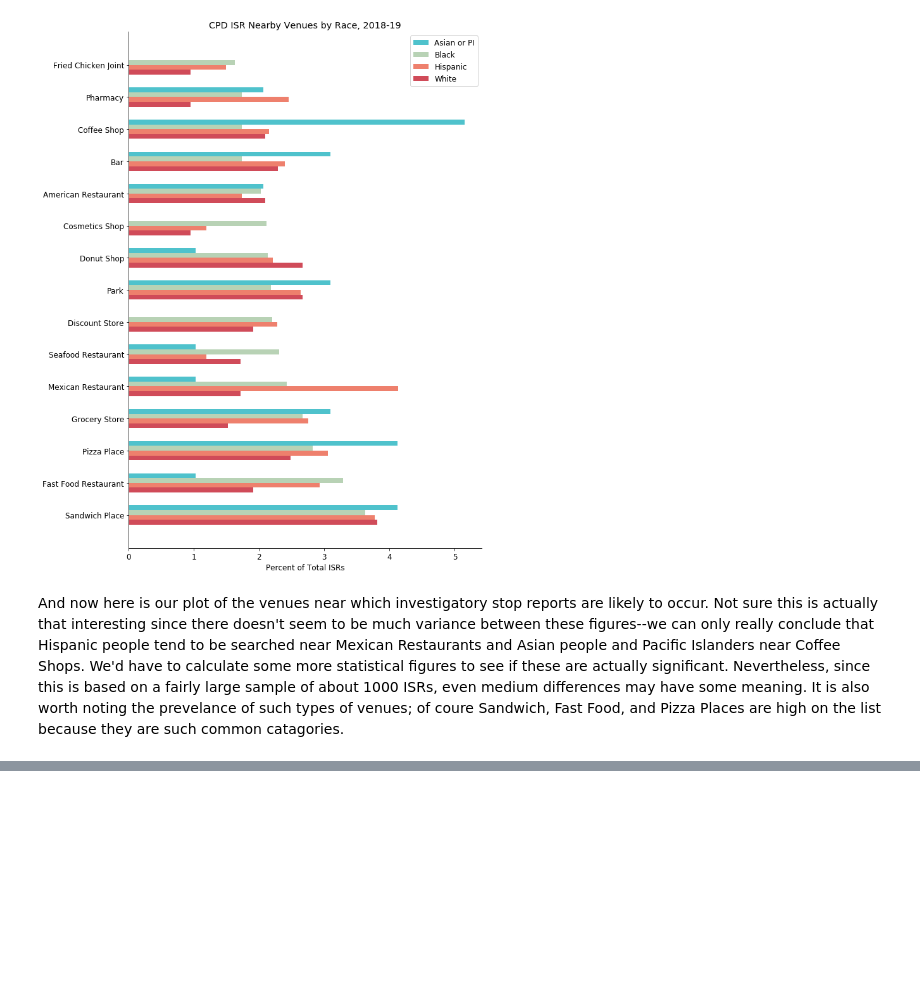
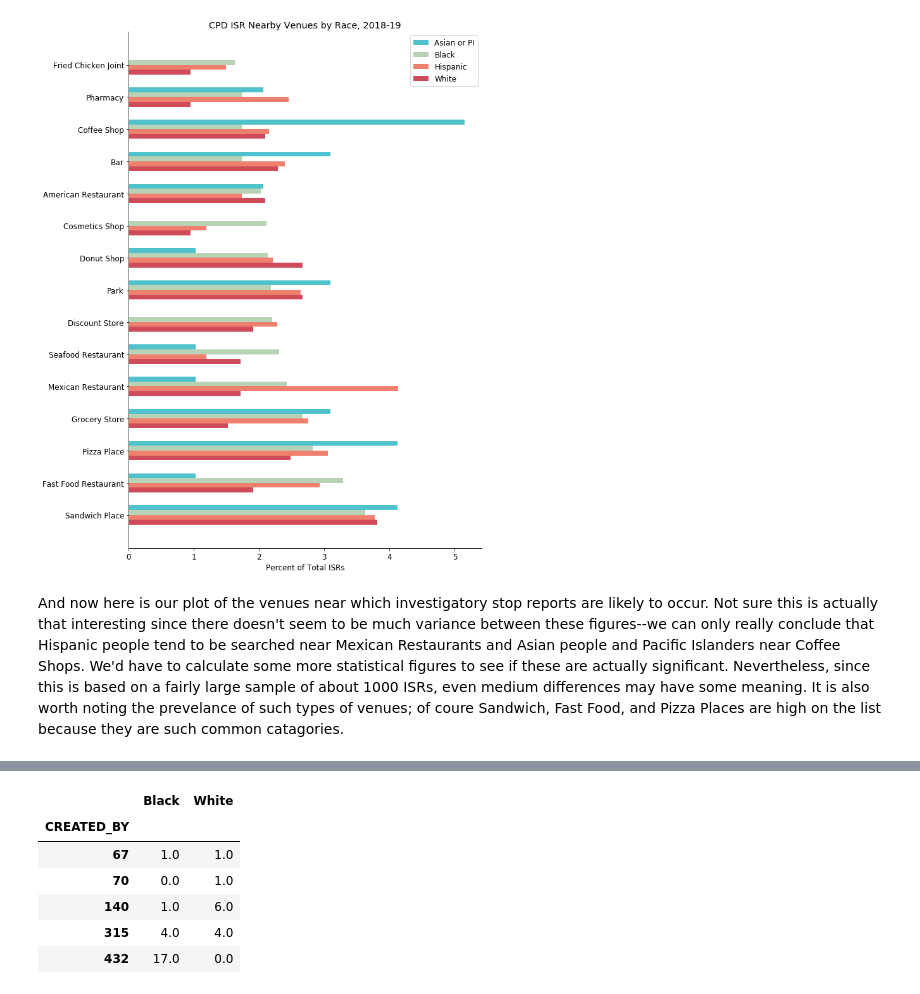
Before and after one commit to reitjay/Coursera_Capstone, a Jupyter notebook: CPD ISR Racial Data.ipynb, the cells around one changed output, grey strips where cells are left out. Cells and saved outputs as stored; diff of their text form; code cells hidden in the pictures; blank space fills up the shorter version.

```diff
--- a/CPD ISR Racial Data.ipynb
+++ b/CPD ISR Racial Data.ipynb
@@ -450,0 +487,23 @@ plt.show()
+# %%
+#divide the df by the enforcement type
+cpd_bias_arr = cpd_bias.loc[cpd_bias['ENFORCEMENT_TYPE_CD'] == 'ARR']
+cpd_bias_none = cpd_bias.loc[cpd_bias['ENFORCEMENT_TYPE_CD'] == '']
+cpd_bias_psc = cpd_bias.loc[cpd_bias['ENFORCEMENT_TYPE_CD'] == 'ANOV']
+cpd_bias_anov = cpd_bias.loc[cpd_bias['ENFORCEMENT_TYPE_CD'] == 'PSC']
+cpd_bias_oth = cpd_bias.loc[cpd_bias['ENFORCEMENT_TYPE_CD'] == 'OTH']
+
+cpd_bias_labels = ['None', 'Arrest', 'PSC', 'ANOV', 'Other']
+cpd_bias_dfs = [cpd_bias_none, cpd_bias_arr, cpd_bias_psc, cpd_bias_anov, cpd_bias_oth]
+
+for i in range(len(cpd_bias_dfs)):
+    cpd_bias_dfs[i].drop(['RACE_CODE_CD', 'ENFORCEMENT_TYPE_CD','Asian or PI', 'Hispanic', 'Other'], axis=1, inplace=True)
+    cpd_bias_dfs[i] = cpd_bias_dfs[i].groupby('CREATED_BY').sum().reset_index().set_index('CREATED_BY')
+cpd_bias_dfs[0].head()
+# %% [output]
+|  | Black | White |
+| CREATED_BY |  |  |
+| 67 | 1.0 | 1.0 |
+| 70 | 0.0 | 1.0 |
+| 140 | 1.0 | 6.0 |
+| 315 | 4.0 | 4.0 |
+| 432 | 17.0 | 0.0 |
```
Also changed, not shown: parts of 4 cells of this notebook.
